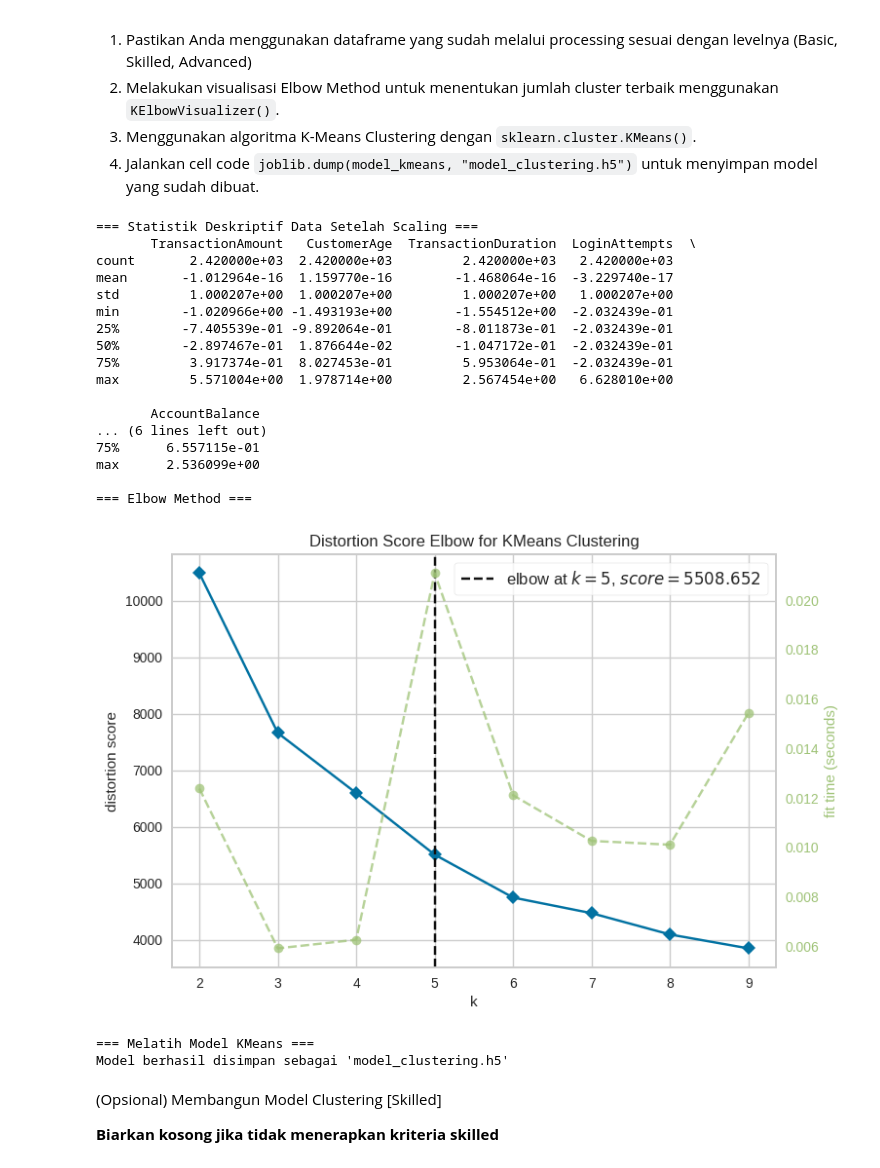
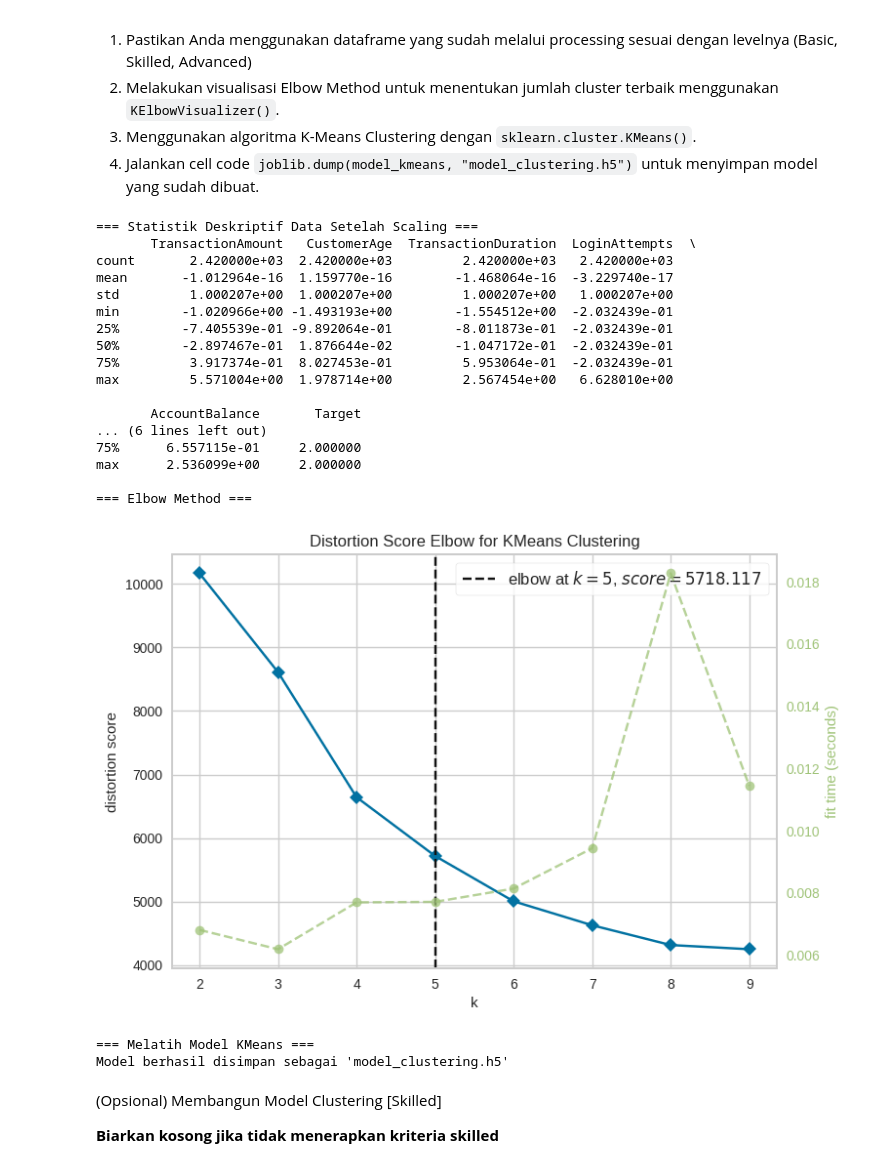
Before and after one commit to Andriansyah2501/BMLP, a Jupyter notebook: [Clustering]_Submission_Akhir_BMLP_Andrian_Syah.ipynb, the cells around one changed output. Drawn from its saved outputs; the diff is of its cells as text; code cells hidden in the pictures.

```diff
--- a/[Clustering]_Submission_Akhir_BMLP_Andrian_Syah.ipynb
+++ b/[Clustering]_Submission_Akhir_BMLP_Andrian_Syah.ipynb
@@ -309,9 +318,6 @@ import matplotlib.pyplot as plt
 # Ambil fitur numerik dan hilangkan missing value
 df_clustering = df[['TransactionAmount', 'CustomerAge', 'TransactionDuration', 'LoginAttempts', 'AccountBalance']]
 df_clustering = df_clustering.dropna()
-
-# Buat DataFrame hasil scaling
-df_scaled = pd.DataFrame(scaled_data, columns=df_clustering.columns)
 
 # === 2. Tampilkan statistik deskriptif ===
 print("=== Statistik Deskriptif Data Setelah Scaling ===")
@@ -320,37 +326,37 @@ print(df_scaled.describe())
 # === 3. Visualisasi Elbow Method ===
 print("\n=== Elbow Method ===")
 model = KMeans()
 visualizer = KElbowVisualizer(model, k=(2,10))
 visualizer.fit(df_scaled)
 visualizer.show()
 
 # === 4. KMeans Clustering dan Simpan Model ===
 print("\n=== Melatih Model KMeans ===")
 model_kmeans = KMeans(n_clusters=3, random_state=42)
 model_kmeans.fit(df_scaled)
 
 # Simpan model
 joblib.dump(model_kmeans, "model_clustering.h5")
 print("Model berhasil disimpan sebagai 'model_clustering.h5'")
 # %% [output]
 === Statistik Deskriptif Data Setelah Scaling ===
        TransactionAmount   CustomerAge  TransactionDuration  LoginAttempts  \
 count       2.420000e+03  2.420000e+03         2.420000e+03   2.420000e+03
 mean       -1.012964e-16  1.159770e-16        -1.468064e-16  -3.229740e-17
 std         1.000207e+00  1.000207e+00         1.000207e+00   1.000207e+00
 min        -1.020966e+00 -1.493193e+00        -1.554512e+00  -2.032439e-01
 25%        -7.405539e-01 -9.892064e-01        -8.011873e-01  -2.032439e-01
 50%        -2.897467e-01  1.876644e-02        -1.047172e-01  -2.032439e-01
 75%         3.917374e-01  8.027453e-01         5.953064e-01  -2.032439e-01
 max         5.571004e+00  1.978714e+00         2.567454e+00   6.628010e+00
 
-       AccountBalance
+       AccountBalance       Target
 ... (6 lines left out)
-75%      6.557115e-01
-max      2.536099e+00
+75%      6.557115e-01     2.000000
+max      2.536099e+00     2.000000
 
 === Elbow Method ===
-[figure, old version]
+[figure, new version]
 === Melatih Model KMeans ===
 Model berhasil disimpan sebagai 'model_clustering.h5'
 # %% [markdown]
```
Also changed, not shown: parts of 3 cells of this notebook.
